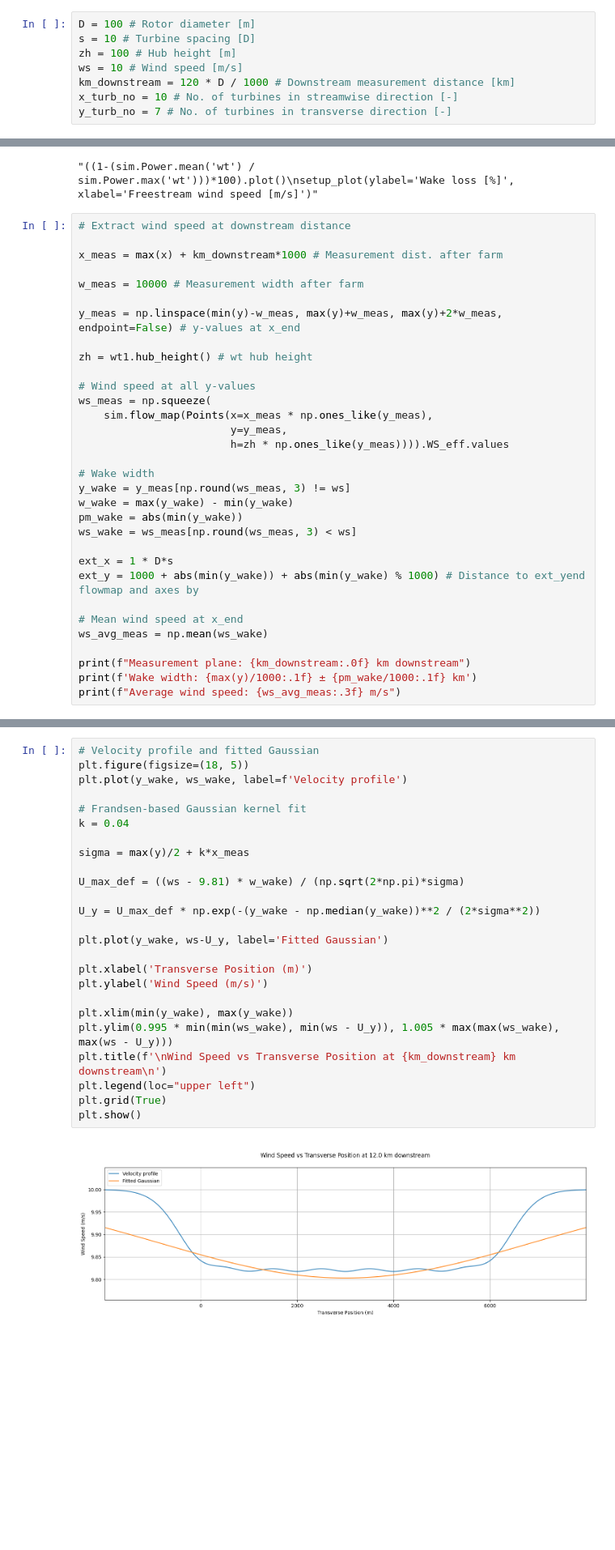
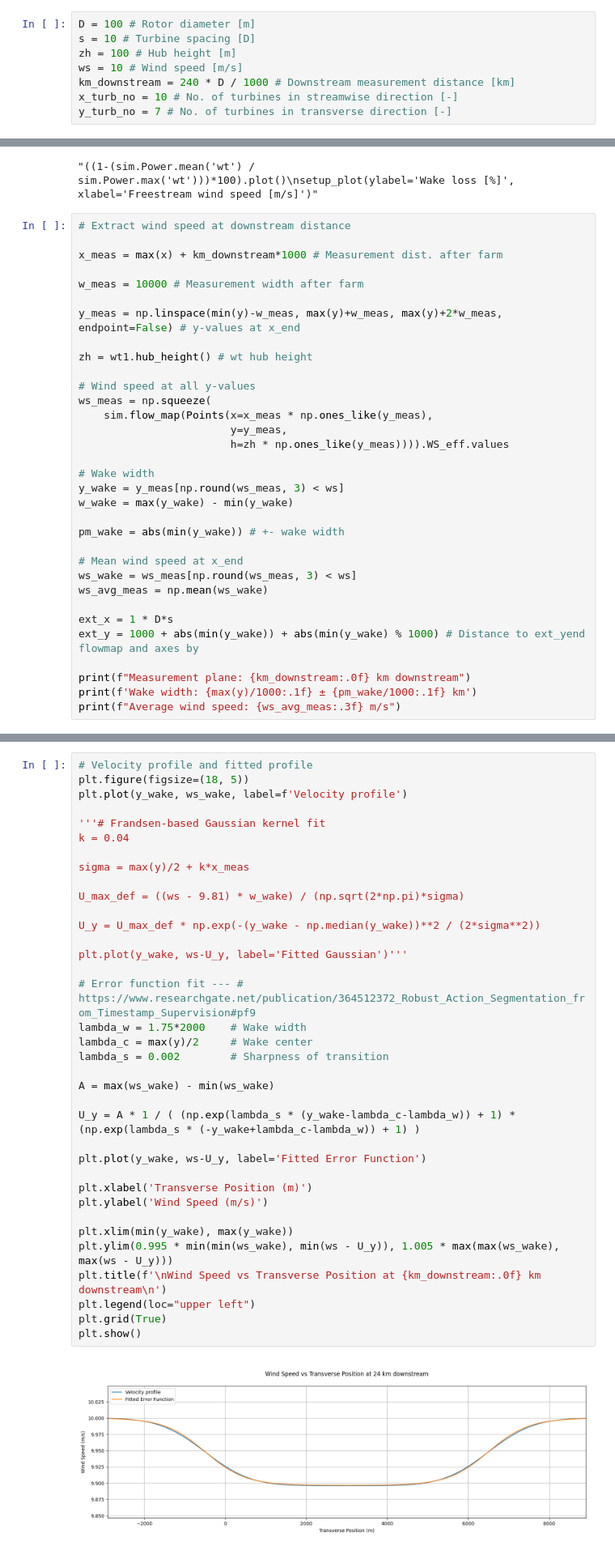
Before and after one commit to marcinsadowy/WTABL, a Jupyter notebook: TurbOPark.ipynb, the cells around one changed output, grey strips where cells are left out. Shown at 81% size. Drawn from its saved outputs; the diff is of its cells as text; blank space fills up the shorter version.

Commit message:
Fittet Error Function (kun ét case)

```diff
--- a/TurbOPark.ipynb
+++ b/TurbOPark.ipynb
@@ -18,7 +18,7 @@ D = 100 # Rotor diameter [m]
 s = 10 # Turbine spacing [D]
 zh = 100 # Hub height [m]
 ws = 10 # Wind speed [m/s]
-km_downstream = 120 * D / 1000 # Downstream measurement distance [km]
+km_downstream = 240 * D / 1000 # Downstream measurement distance [km]
 x_turb_no = 10 # No. of turbines in streamwise direction [-]
 y_turb_no = 7 # No. of turbines in transverse direction [-]
 # %%
@@ -97,17 +97,18 @@ ws_meas = np.squeeze(
                         h=zh * np.ones_like(y_meas)))).WS_eff.values
 
 # Wake width
-y_wake = y_meas[np.round(ws_meas, 3) != ws]
+y_wake = y_meas[np.round(ws_meas, 3) < ws]
 w_wake = max(y_wake) - min(y_wake)
-pm_wake = abs(min(y_wake))
+
+pm_wake = abs(min(y_wake)) # +- wake width
+
+# Mean wind speed at x_end
 ws_wake = ws_meas[np.round(ws_meas, 3) < ws]
+ws_avg_meas = np.mean(ws_wake)
 
 ext_x = 1 * D*s
 ext_y = 1000 + abs(min(y_wake)) + abs(min(y_wake) % 1000) # Distance to ext_yend flowmap and axes by
 
-# Mean wind speed at x_end
-ws_avg_meas = np.mean(ws_wake)
-
 print(f"Measurement plane: {km_downstream:.0f} km downstream")
 print(f'Wake width: {max(y)/1000:.1f} ± {pm_wake/1000:.1f} km')
 print(f"Average wind speed: {ws_avg_meas:.3f} m/s")
@@ -161,27 +162,38 @@ plt.tight_layout()
 # %%
-# Velocity profile and fitted Gaussian
+# Velocity profile and fitted profile
 plt.figure(figsize=(18, 5))
 plt.plot(y_wake, ws_wake, label=f'Velocity profile')
 
-# Frandsen-based Gaussian kernel fit
+'''# Frandsen-based Gaussian kernel fit
 k = 0.04
 
 sigma = max(y)/2 + k*x_meas
 
 U_max_def = ((ws - 9.81) * w_wake) / (np.sqrt(2*np.pi)*sigma)
 
 U_y = U_max_def * np.exp(-(y_wake - np.median(y_wake))**2 / (2*sigma**2))
 
-plt.plot(y_wake, ws-U_y, label='Fitted Gaussian')
+plt.plot(y_wake, ws-U_y, label='Fitted Gaussian')'''
+
+# Error function fit --- # https://www.researchgate.net/publication/364512372_Robust_Action_Segmentation_from_Timestamp_Supervision#pf9
+lambda_w = 1.75*2000    # Wake width
+lambda_c = max(y)/2     # Wake center
+lambda_s = 0.002        # Sharpness of transition
+
+A = max(ws_wake) - min(ws_wake)
+
+U_y = A * 1 / ( (np.exp(lambda_s * (y_wake-lambda_c-lambda_w)) + 1) * (np.exp(lambda_s * (-y_wake+lambda_c-lambda_w)) + 1) )
+
+plt.plot(y_wake, ws-U_y, label='Fitted Error Function')
 
 plt.xlabel('Transverse Position (m)')
 plt.ylabel('Wind Speed (m/s)')
 
 plt.xlim(min(y_wake), max(y_wake))
 plt.ylim(0.995 * min(min(ws_wake), min(ws - U_y)), 1.005 * max(max(ws_wake), max(ws - U_y)))
-plt.title(f'\nWind Speed vs Transverse Position at {km_downstream} km downstream\n')
+plt.title(f'\nWind Speed vs Transverse Position at {km_downstream:.0f} km downstream\n')
 plt.legend(loc="upper left")
 plt.grid(True)
 plt.show()
 # %% [output]
-[figure, old version]
+[figure, new version]
```
Also changed, not shown: parts of 2 cells of this notebook.
